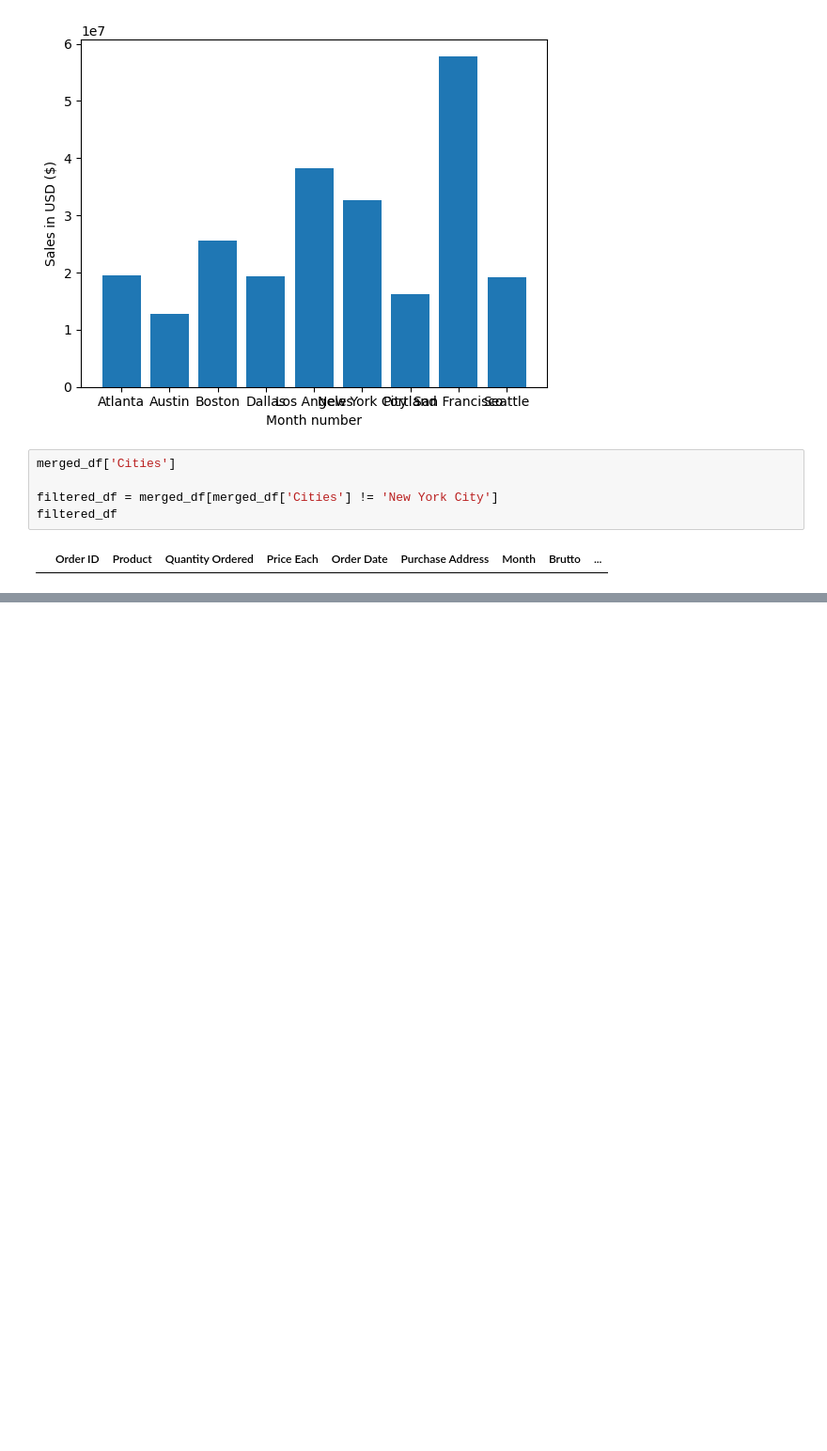
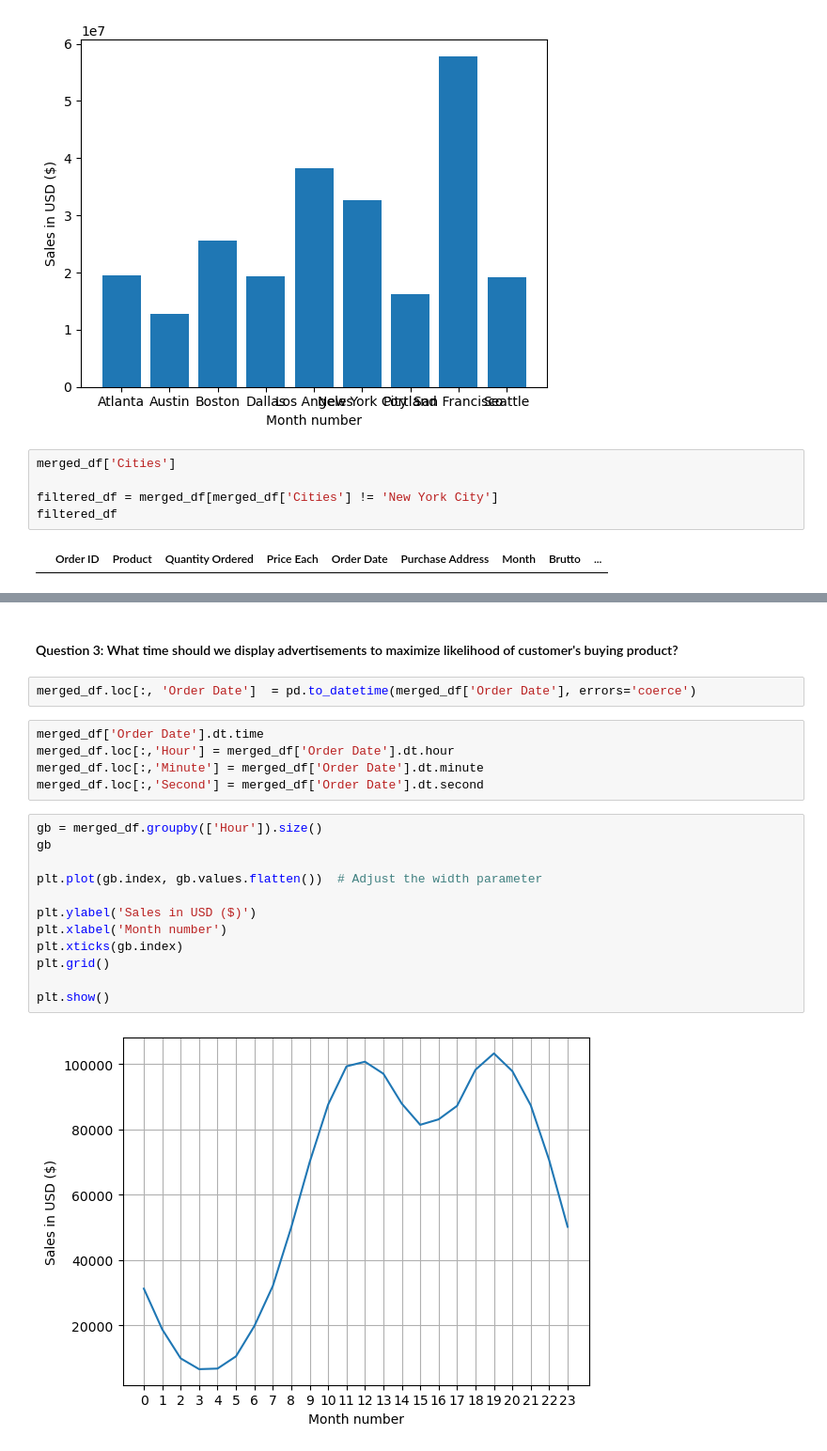
Before and after one commit to vlzsombor/real_ds, a Jupyter notebook: SalesAnalysis/Analysis.ipynb, the cells around one changed output, grey strips where cells are left out. Shown at 94% size. Saved outputs shown, nothing was run; the diff lists cells and outputs as text; blank space fills up the shorter version.

Commit message:
What time should we display advertisements to maximize likelihood of customer's buying product?

```diff
--- a/SalesAnalysis/Analysis.ipynb
+++ b/SalesAnalysis/Analysis.ipynb
@@ -339,0 +349,23 @@ filtered_df
+# %% [markdown]
+#### Question 3: What time should we display advertisements to maximize likelihood of customer's buying product?
+# %%
+merged_df.loc[:, 'Order Date']  = pd.to_datetime(merged_df['Order Date'], errors='coerce')
+# %%
+merged_df['Order Date'].dt.time
+merged_df.loc[:,'Hour'] = merged_df['Order Date'].dt.hour
+merged_df.loc[:,'Minute'] = merged_df['Order Date'].dt.minute
+merged_df.loc[:,'Second'] = merged_df['Order Date'].dt.second
+# %%
+gb = merged_df.groupby(['Hour']).size()
+gb
+
+plt.plot(gb.index, gb.values.flatten())  # Adjust the width parameter
+
+plt.ylabel('Sales in USD ($)')
+plt.xlabel('Month number')
+plt.xticks(gb.index)
+plt.grid()
+
+plt.show()
+# %% [output]
+[figure, added]
```
Also changed, not shown: parts of 3 cells of this notebook.
